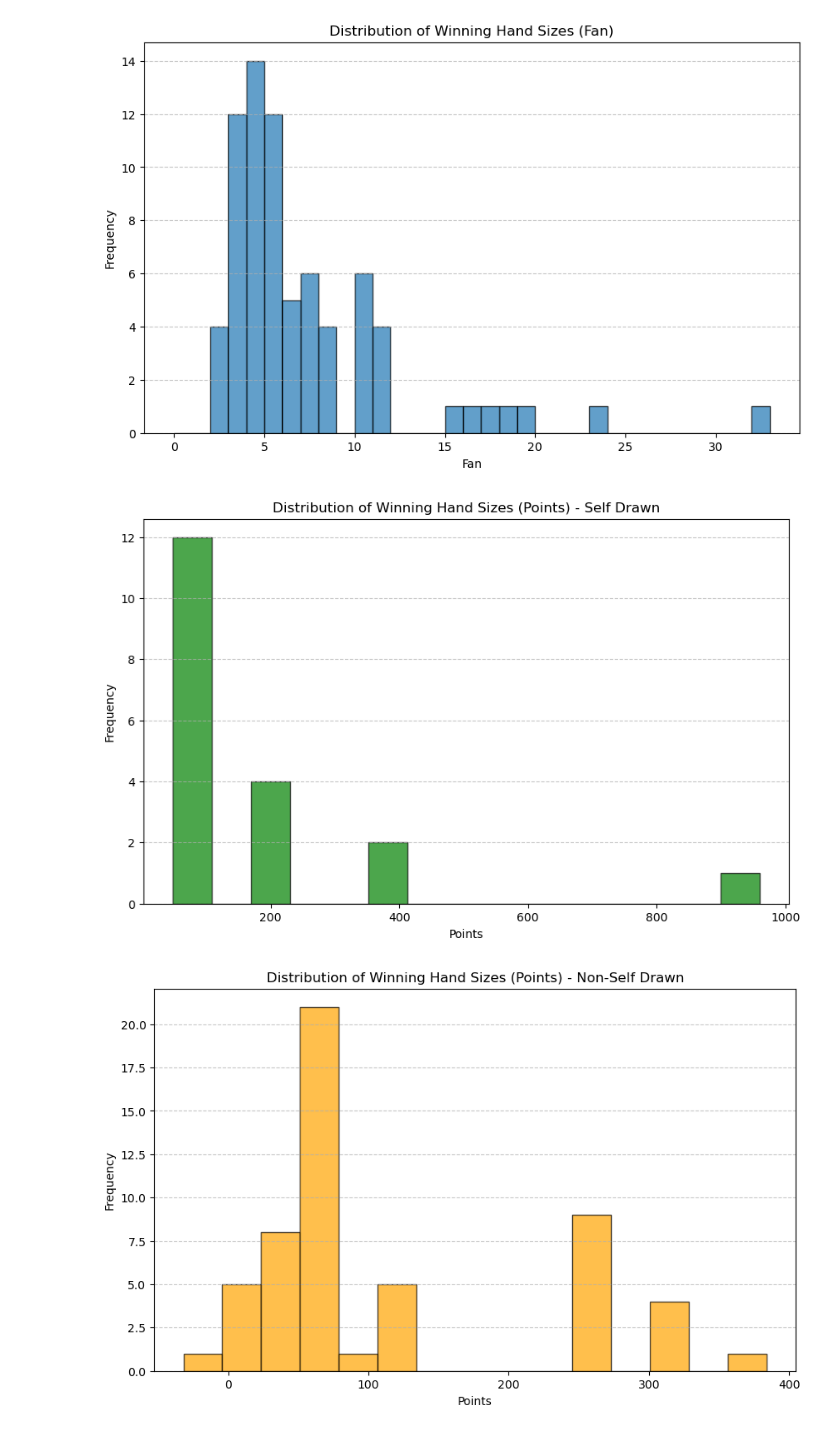
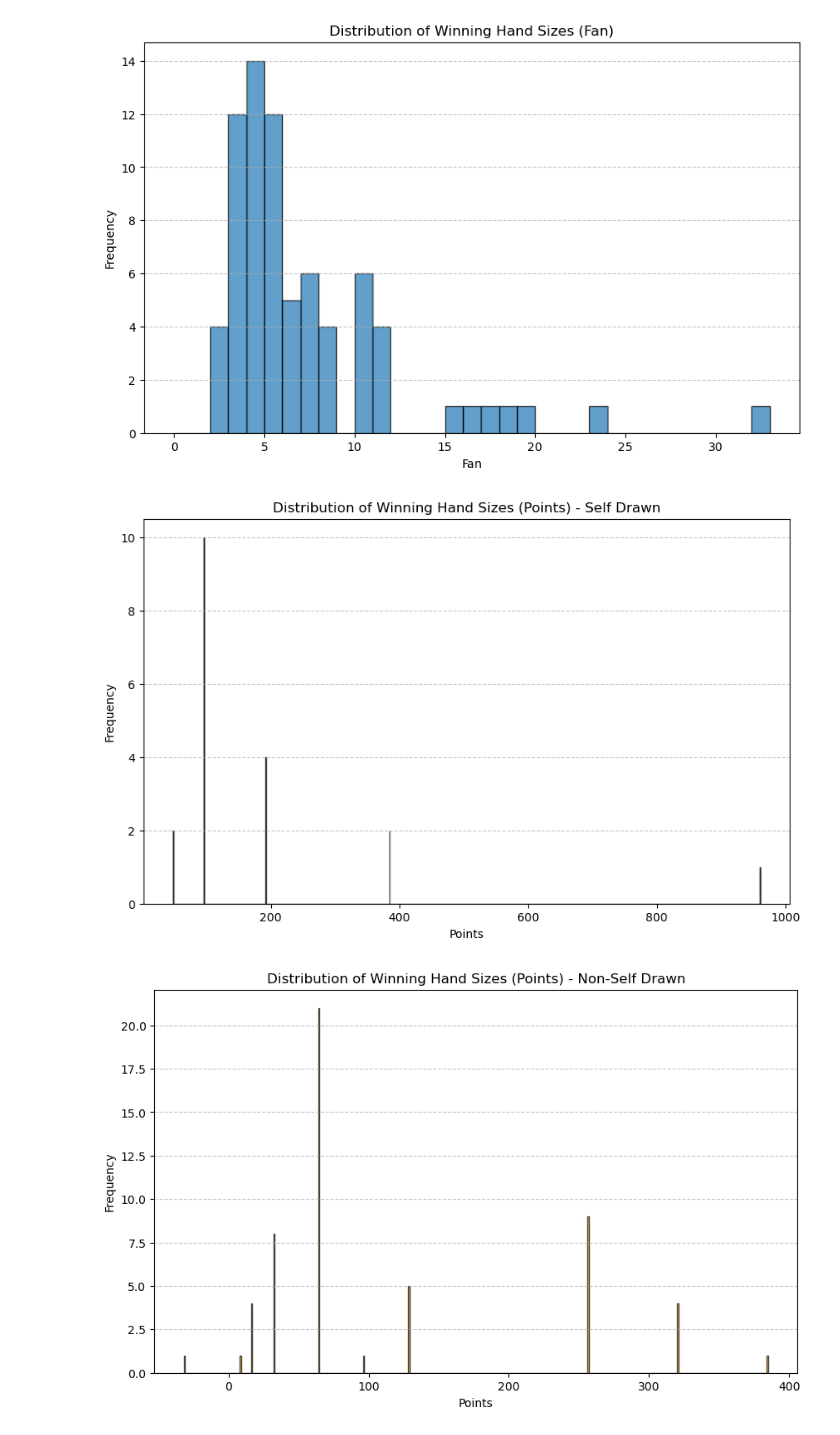
Before and after one commit to Conair94/Lifetime-Mahjong-Performance, a Jupyter notebook: Season 2 Data/Processing.ipynb, the cells around one changed output. Cells and saved outputs as stored; diff of their text form; code cells hidden in the pictures.

Commit message:
updated histograms

```diff
--- a/Season 2 Data/Processing.ipynb
+++ b/Season 2 Data/Processing.ipynb
@@ -216,36 +216,36 @@ plt.show()
 # Histograms of Winning Hand Sizes (Points)
 
 current_big3 = ['connor','helio','sam']
 current_guests = ['oscar','nick','drew','ruohan','brandon','lixin','alice']
 current_players = current_big3 + current_guests
 
 # Extract winning points (max score in row)
 winning_points = df_data[current_players].max(axis=1)
 
 self_drawn_points = winning_points[df_data['from_wall'] == 1]
 discard_points = winning_points[df_data['from_wall'] == 0]
 
 # Plot 1: Self-Drawn
 plt.figure(figsize=(10, 6))
-plt.hist(self_drawn_points.dropna(), bins=15, edgecolor='black', alpha=0.7, color='green')
+plt.hist(self_drawn_points.dropna(), bins=range(int(self_drawn_points.min()), int(self_drawn_points.max()) + 2, 1), edgecolor='black', alpha=0.7, color='green')
 plt.title('Distribution of Winning Hand Sizes (Points) - Self Drawn')
 plt.xlabel('Points')
 plt.ylabel('Frequency')
 plt.grid(axis='y', linestyle='--', alpha=0.7)
 plt.savefig("win_points_self_drawn.png", bbox_inches='tight')
 plt.show()
 
 # Plot 2: Non-Self-Drawn
 plt.figure(figsize=(10, 6))
-plt.hist(discard_points.dropna(), bins=15, edgecolor='black', alpha=0.7, color='orange')
+plt.hist(discard_points.dropna(), bins=range(int(discard_points.min()), int(discard_points.max()) + 2, 1), edgecolor='black', alpha=0.7, color='orange')
 plt.title('Distribution of Winning Hand Sizes (Points) - Non-Self Drawn')
 plt.xlabel('Points')
 plt.ylabel('Frequency')
 plt.grid(axis='y', linestyle='--', alpha=0.7)
 plt.savefig("win_points_non_self_drawn.png", bbox_inches='tight')
 plt.show()
 # %% [output]
-[figure, old version]
+[figure, new version]
-[figure, old version]
+[figure, new version]
 # %%
 #Convert to Readme
```
Also changed, not shown: 2 other files.
